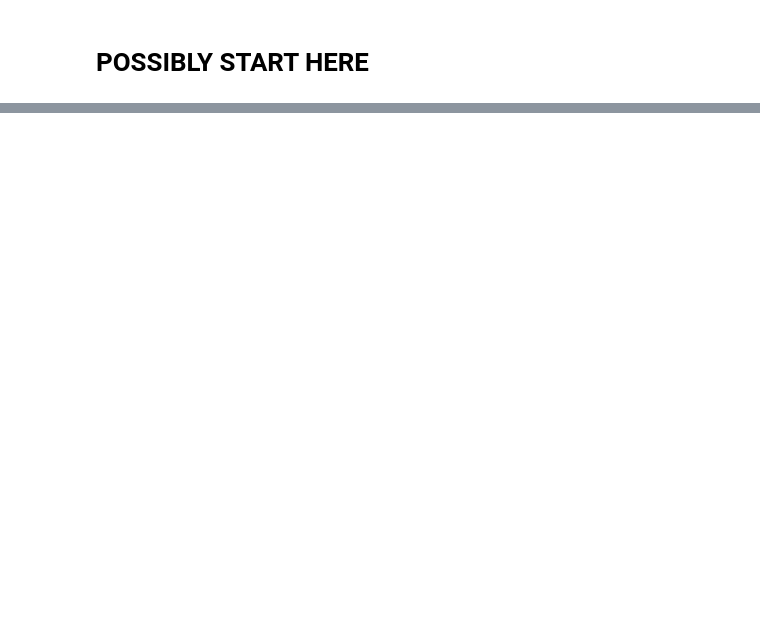
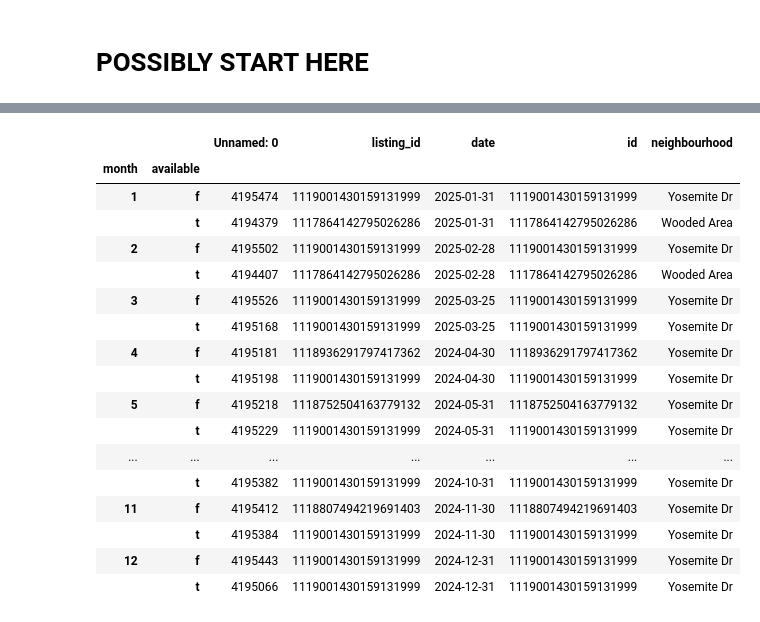
Before and after one commit to elliekwang/final_proj, a Jupyter notebook: airbnb.ipynb, the cells around one changed output, grey strips where cells are left out. Saved outputs shown, nothing was run; the diff lists cells and outputs as text; code cells hidden in the pictures; blank space fills up the shorter version.

```diff
--- a/airbnb.ipynb
+++ b/airbnb.ipynb
@@ -770,0 +551,2 @@ heatmap.to_csv('heatmap.csv')
+# %%
+occupancy = pd.read_csv('occupancy_df.csv')
@@ -770,0 +588,21 @@ heatmap.to_csv('heatmap.csv')
+# %%
+occupancy.groupby(['month','available']).max()
+# %% [output]
+|  |  | Unnamed: 0 | listing_id | date | id | neighbourhood |
+| month | available |  |  |  |  |  |
+| 1 | f | 4195474 | 1119001430159131999 | 2025-01-31 | 1119001430159131999 | Yosemite Dr |
+|  | t | 4194379 | 1117864142795026286 | 2025-01-31 | 1117864142795026286 | Wooded Area |
+| 2 | f | 4195502 | 1119001430159131999 | 2025-02-28 | 1119001430159131999 | Yosemite Dr |
+|  | t | 4194407 | 1117864142795026286 | 2025-02-28 | 1117864142795026286 | Wooded Area |
+| 3 | f | 4195526 | 1119001430159131999 | 2025-03-25 | 1119001430159131999 | Yosemite Dr |
+|  | t | 4195168 | 1119001430159131999 | 2025-03-25 | 1119001430159131999 | Yosemite Dr |
+| 4 | f | 4195181 | 1118936291797417362 | 2024-04-30 | 1118936291797417362 | Yosemite Dr |
+|  | t | 4195198 | 1119001430159131999 | 2024-04-30 | 1119001430159131999 | Yosemite Dr |
+| 5 | f | 4195218 | 1118752504163779132 | 2024-05-31 | 1118752504163779132 | Yosemite Dr |
+|  | t | 4195229 | 1119001430159131999 | 2024-05-31 | 1119001430159131999 | Yosemite Dr |
+| ... | ... | ... | ... | ... | ... | ... |
+|  | t | 4195382 | 1119001430159131999 | 2024-10-31 | 1119001430159131999 | Yosemite Dr |
+| 11 | f | 4195412 | 1118807494219691403 | 2024-11-30 | 1118807494219691403 | Yosemite Dr |
+|  | t | 4195384 | 1119001430159131999 | 2024-11-30 | 1119001430159131999 | Yosemite Dr |
+| 12 | f | 4195443 | 1119001430159131999 | 2024-12-31 | 1119001430159131999 | Yosemite Dr |
+|  | t | 4195066 | 1119001430159131999 | 2024-12-31 | 1119001430159131999 | Yosemite Dr |
```
Also changed, not shown: parts of 52 cells of this notebook, 1 other file.
